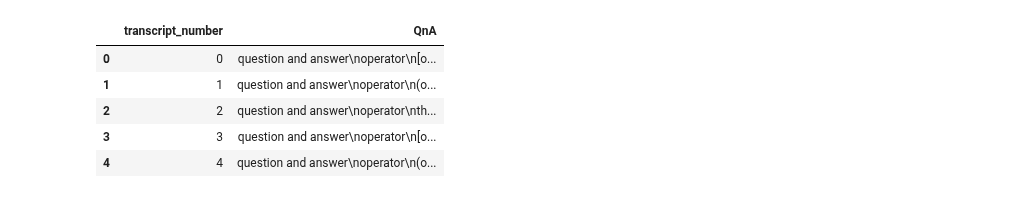
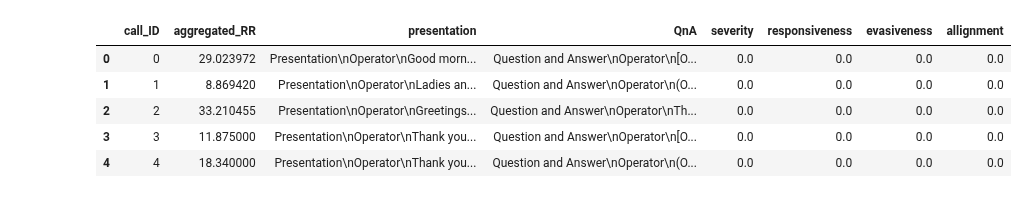
Before and after one commit to constantin1101/LLM_CreditorRRPrediction, a Jupyter notebook: qna_analysis.ipynb, the cells around one changed output. Saved outputs shown, nothing was run; the diff lists cells and outputs as text; code cells hidden in the pictures.

```diff
--- a/qna_analysis.ipynb
+++ b/qna_analysis.ipynb
@@ -44,24 +44,22 @@ Important:
 Provide only the numerical scores as your final output, exactly matching the format of the example output, with no additional text or commentary.
 Do not include any example numbers or placeholder values in your output.
 Generate each score based on your analysis of the transcript to ensure outputs are replicable.
-# %%
-transcripts = pd.read_csv('transcripts/credit_df.csv', delimiter='|')
-
-# drop rows where presentation_cleaned is ''
-transcripts = transcripts.dropna(subset=['QnA'])
-
-# add a number to each transcript based on the 196 unique transcripts
-transcripts['transcript_number'] = transcripts['QnA'].factorize()[0]
-
-number_transcript = transcripts[['transcript_number', 'QnA']].drop_duplicates().sort_values('transcript_number')
-
-number_transcript.head()
-# %% [output]
-|  | transcript_number | QnA |
-| 0 | 0 | question and answer\noperator\n[o... |
-| 1 | 1 | question and answer\noperator\n(o... |
-| 2 | 2 | question and answer\noperator\nth... |
-| 3 | 3 | question and answer\noperator\n[o... |
-| 4 | 4 | question and answer\noperator\n(o... |
+# %%
+transcripts = pd.read_csv('transcripts/credit_df.csv', delimiter='|')
+aggregated = pd.read_csv('transcripts/aggregated_credit_df.csv', delimiter='|')
+
+aggregated['severity'] = 0.0
+aggregated['responsiveness'] = 0.0
+aggregated['evasiveness'] = 0.0
+aggregated['allignment'] = 0.0
+
+aggregated.head()
+# %% [output]
+|  | call_ID | aggregated_RR | presentation | QnA | severity | responsiveness | evasiveness | allignment |
+| 0 | 0 | 29.023972 | Presentation\nOperator\nGood morn... | Question and Answer\nOperator\n[O... | 0.0 | 0.0 | 0.0 | 0.0 |
+| 1 | 1 | 8.869420 | Presentation\nOperator\nLadies an... | Question and Answer\nOperator\n(O... | 0.0 | 0.0 | 0.0 | 0.0 |
+| 2 | 2 | 33.210455 | Presentation\nOperator\nGreetings... | Question and Answer\nOperator\nTh... | 0.0 | 0.0 | 0.0 | 0.0 |
+| 3 | 3 | 11.875000 | Presentation\nOperator\nThank you... | Question and Answer\nOperator\n[O... | 0.0 | 0.0 | 0.0 | 0.0 |
+| 4 | 4 | 18.340000 | Presentation\nOperator\nThank you... | Question and Answer\nOperator\n(O... | 0.0 | 0.0 | 0.0 | 0.0 |
 # %%
 client = openai.OpenAI(api_key=OPENAI_API_KEY)
```
Also changed, not shown: parts of 18 cells of this notebook, 2 other files.
